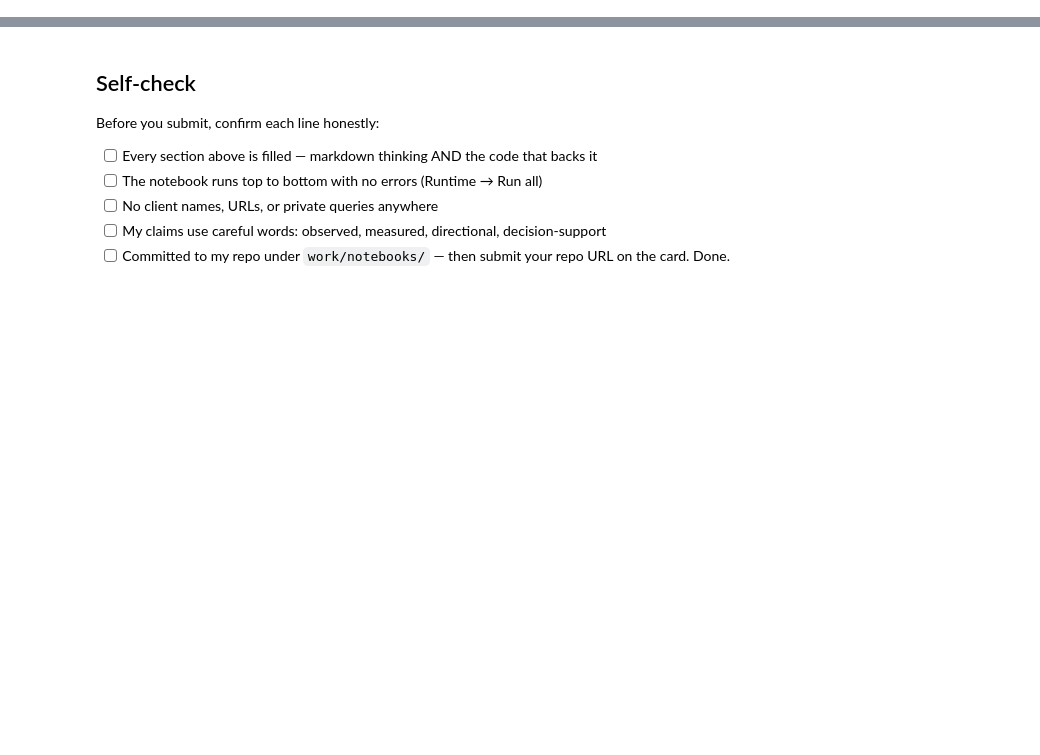
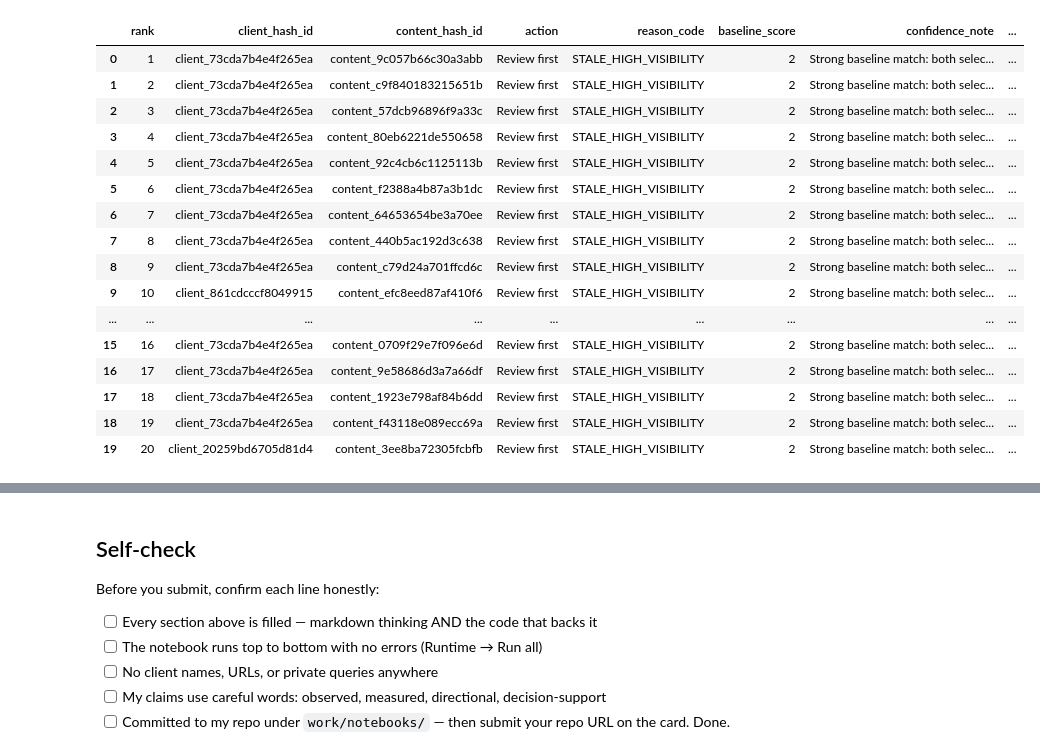
Before and after one commit to karthik-srivathsa-05/flyrank-ai, a Jupyter notebook: work/notebooks/w04_baseline_score.ipynb, the cells around one changed output, grey strips where cells are left out. Cells and saved outputs as stored; diff of their text form; code cells hidden in the pictures; blank space fills up the shorter version.

```diff
--- a/work/notebooks/w04_baseline_score.ipynb
+++ b/work/notebooks/w04_baseline_score.ipynb
@@ -36,0 +495,82 @@ This skeleton is yours to fill. Work the sections **in order** — each one has
+# %%
+top20 = baseline_output.head(20).copy()
+
+def make_confidence_note(row):
+    if row["baseline_score"] == 2:
+        return (
+            "Strong baseline match: both selected review signals are present."
+        )
+    elif row["baseline_score"] == 1:
+        return (
+            "Moderate baseline match: only one selected review signal is present."
+        )
+    else:
+        return (
+            "Weak baseline match: neither selected review signal is present."
+        )
+
+def make_wrong_note(row):
+    if row["reason_code"] == "STALE_HIGH_VISIBILITY":
+        return (
+            "The recommendation could be wrong if the recorded update date is stale, "
+            "the page was intentionally left unchanged, or the February visibility "
+            "does not represent a meaningful review opportunity."
+        )
+    elif row["reason_code"] == "STALE_ONLY":
+        return (
+            "The recommendation could be wrong if the page is intentionally evergreen "
+            "or if its low search visibility makes review low-impact."
+        )
+    elif row["reason_code"] == "HIGH_VISIBILITY_ONLY":
+        return (
+            "The recommendation could be wrong if the page already performs well "
+            "despite its visibility, or if it does not need a content refresh."
+        )
+    else:
+        return (
+            "The recommendation could be wrong because this simple baseline does not "
+            "capture other reasons a page may deserve review."
+        )
+
+top20["confidence_note"] = top20.apply(
+    make_confidence_note,
+    axis=1
+)
+
+top20["what_would_make_it_wrong"] = top20.apply(
+    make_wrong_note,
+    axis=1
+)
+
+top20_review = top20[
+    [
+        "rank",
+        "client_hash_id",
+        "content_hash_id",
+        "action",
+        "reason_code",
+        "baseline_score",
+        "confidence_note",
+        "what_would_make_it_wrong"
+    ]
+].copy()
+
+display(top20_review)
+# %% [output]
+|  | rank | client_hash_id | content_hash_id | action | reason_code | baseline_score | confidence_note | ... |
+| 0 | 1 | client_73cda7b4e4f265ea | content_9c057b66c30a3abb | Review first | STALE_HIGH_VISIBILITY | 2 | Strong baseline match: both selec... | ... |
+| 1 | 2 | client_73cda7b4e4f265ea | content_c9f840183215651b | Review first | STALE_HIGH_VISIBILITY | 2 | Strong baseline match: both selec... | ... |
+| 2 | 3 | client_73cda7b4e4f265ea | content_57dcb96896f9a33c | Review first | STALE_HIGH_VISIBILITY | 2 | Strong baseline match: both selec... | ... |
+| 3 | 4 | client_73cda7b4e4f265ea | content_80eb6221de550658 | Review first | STALE_HIGH_VISIBILITY | 2 | Strong baseline match: both selec... | ... |
+| 4 | 5 | client_73cda7b4e4f265ea | content_92c4cb6c1125113b | Review first | STALE_HIGH_VISIBILITY | 2 | Strong baseline match: both selec... | ... |
+| 5 | 6 | client_73cda7b4e4f265ea | content_f2388a4b87a3b1dc | Review first | STALE_HIGH_VISIBILITY | 2 | Strong baseline match: both selec... | ... |
+| 6 | 7 | client_73cda7b4e4f265ea | content_64653654be3a70ee | Review first | STALE_HIGH_VISIBILITY | 2 | Strong baseline match: both selec... | ... |
+| 7 | 8 | client_73cda7b4e4f265ea | content_440b5ac192d3c638 | Review first | STALE_HIGH_VISIBILITY | 2 | Strong baseline match: both selec... | ... |
+| 8 | 9 | client_73cda7b4e4f265ea | content_c79d24a701ffcd6c | Review first | STALE_HIGH_VISIBILITY | 2 | Strong baseline match: both selec... | ... |
+| 9 | 10 | client_861cdcccf8049915 | content_efc8eed87af410f6 | Review first | STALE_HIGH_VISIBILITY | 2 | Strong baseline match: both selec... | ... |
+| ... | ... | ... | ... | ... | ... | ... | ... | ... |
+| 15 | 16 | client_73cda7b4e4f265ea | content_0709f29e7f096e6d | Review first | STALE_HIGH_VISIBILITY | 2 | Strong baseline match: both selec... | ... |
+| 16 | 17 | client_73cda7b4e4f265ea | content_9e58686d3a7a66df | Review first | STALE_HIGH_VISIBILITY | 2 | Strong baseline match: both selec... | ... |
+| 17 | 18 | client_73cda7b4e4f265ea | content_1923e798af84b6dd | Review first | STALE_HIGH_VISIBILITY | 2 | Strong baseline match: both selec... | ... |
+| 18 | 19 | client_73cda7b4e4f265ea | content_f43118e089ecc69a | Review first | STALE_HIGH_VISIBILITY | 2 | Strong baseline match: both selec... | ... |
+| 19 | 20 | client_20259bd6705d81d4 | content_3ee8ba72305fcbfb | Review first | STALE_HIGH_VISIBILITY | 2 | Strong baseline match: both selec... | ... |
```
Also changed, not shown: parts of 29 cells of this notebook.
